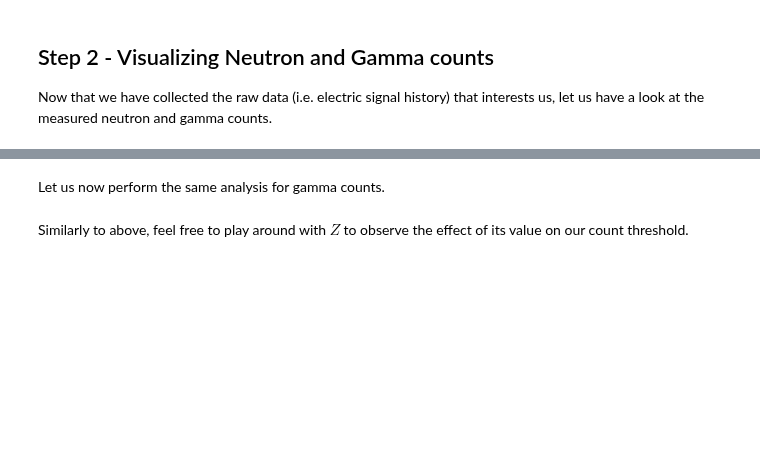
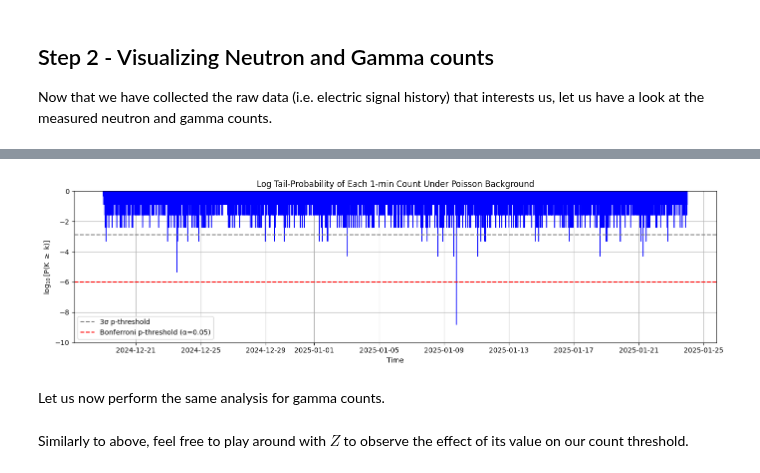
Before and after one commit to project-ida/arpa-e-experiments, a Jupyter notebook: tutorials/Eljen-Background-Characterization.ipynb, the cells around one changed output, grey strips where cells are left out. Saved outputs shown, nothing was run; the diff lists cells and outputs as text; code cells hidden in the pictures; blank space fills up the shorter version.

```diff
--- a/tutorials/Eljen-Background-Characterization.ipynb
+++ b/tutorials/Eljen-Background-Characterization.ipynb
@@ -267,3 +542,32 @@ plot_outliers(Z=3)
+# %%
+import numpy as np
+import matplotlib.pyplot as plt
+from scipy.stats import poisson
+
+# λ from long-term background
+lambda_ = neutron_df_1_minute_background["Counts"].mean()
+
+# Compute tail-probabilities and log10
+counts = neutron_df_1_minute_background["Counts"].values.astype(int)
+p_tail = 1 - poisson.cdf(counts - 1, mu=lambda_)
+log_p = np.log10(p_tail)
+
+# Plot log10(p-value) time series
+plt.figure(figsize=(14, 4))
+plt.plot(neutron_df_1_minute_background.index, log_p, lw=1, color='blue')
+plt.axhline(np.log10(0.00135), color='gray', linestyle='--', label='3σ p-threshold')
+plt.axhline(np.log10(0.05/len(counts)), color='red', linestyle='--',
+            label='Bonferroni p-threshold (α=0.05)')
+plt.ylim(-10, 0)
+plt.xlabel("Time")
+plt.ylabel(r"$\log_{10}$[P(K $\geq$ k)]")
+plt.title("Log Tail-Probability of Each 1-min Count Under Poisson Background")
+plt.legend()
+plt.grid(True)
+plt.tight_layout()
+plt.show()
+# %% [output]
+[figure, added]
 # %% [markdown]
 Let us now perform the same analysis for gamma counts.
 # %%
```
Also changed, not shown: parts of 28 cells of this notebook.
